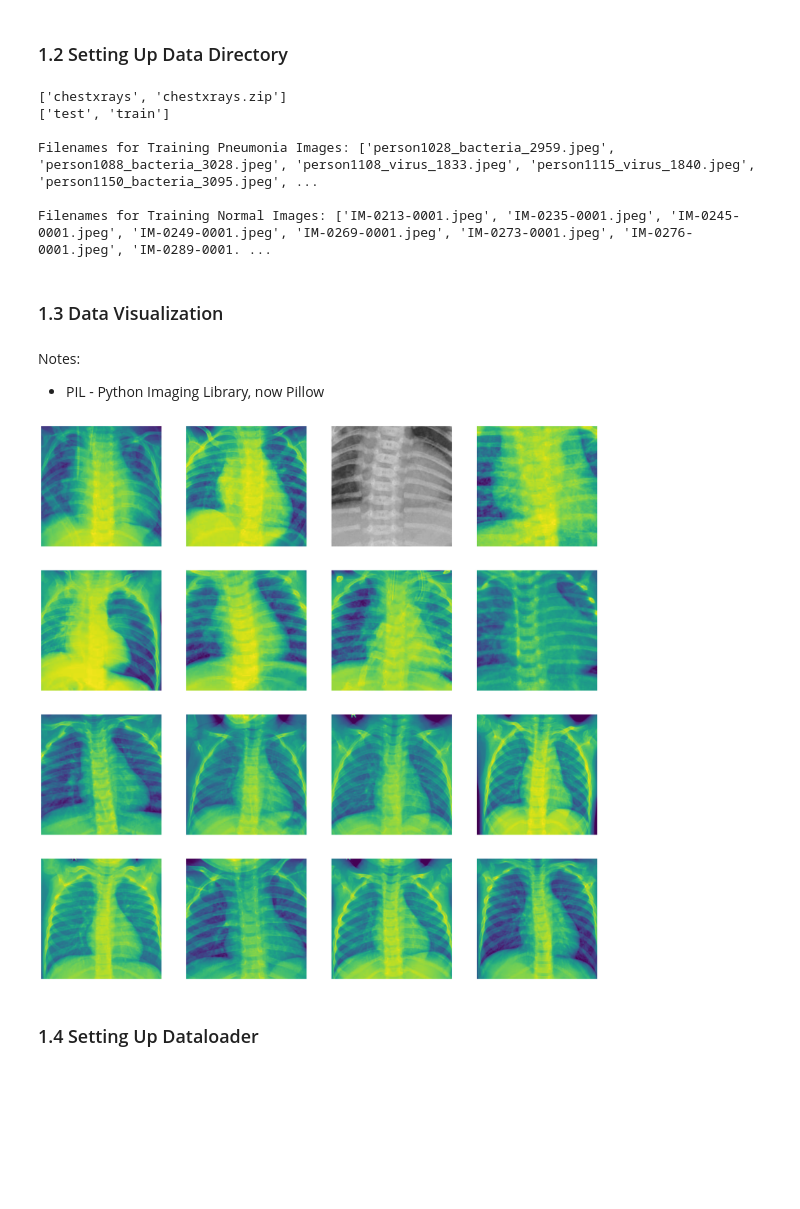
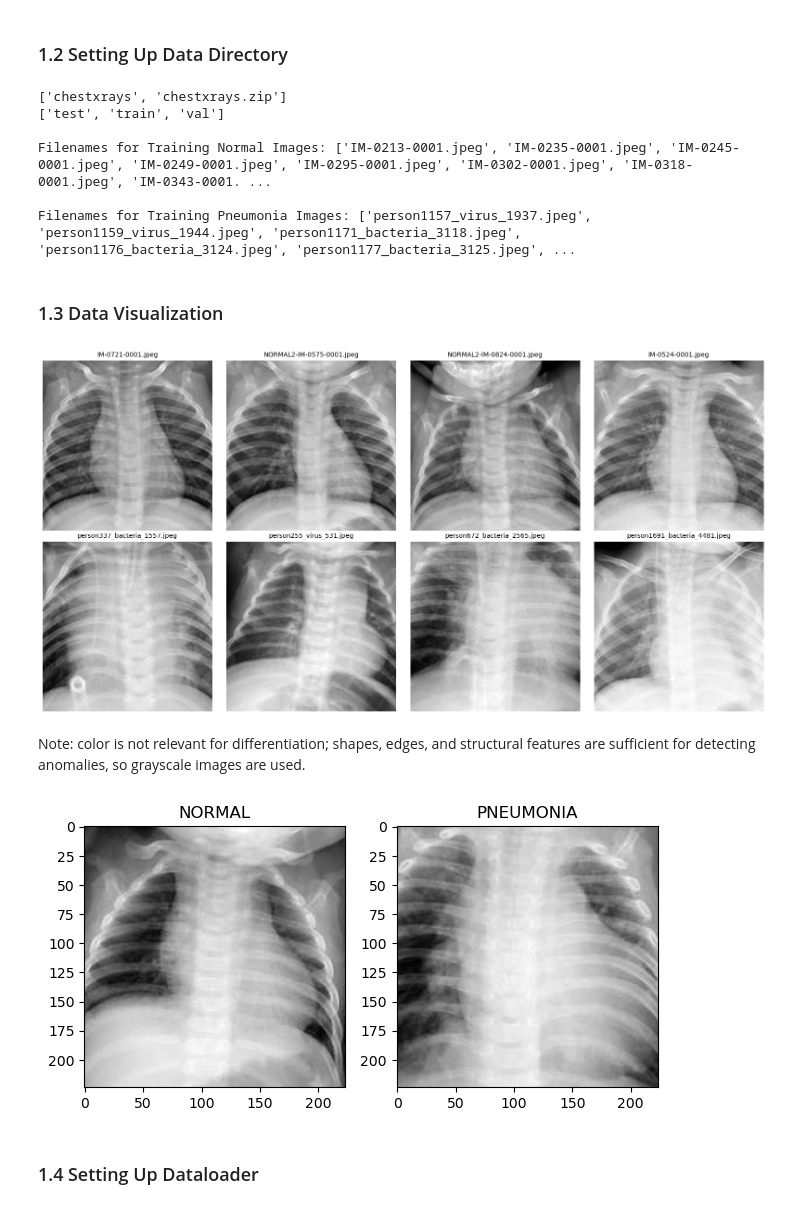
Before and after one commit to OMEAkin/Xray_Classification_PyTorch, a Jupyter notebook: script/finetunedmodel_resnet18.ipynb, the cells around one changed output. Drawn from its saved outputs; the diff is of its cells as text; code cells hidden in the pictures; blank space fills up the shorter version.

```diff
--- a/script/finetunedmodel_resnet18.ipynb
+++ b/script/finetunedmodel_resnet18.ipynb
@@ -67,21 +74,22 @@ print(os.listdir('data'))
 print(os.listdir('data/chestxrays'))
 
 # define directories
-trainimages_dir = os.path.join('data/chestxrays/train')
-trainimages_pneu_dir = os.path.join('data/chestxrays/train/PNEUMONIA')
-trainimages_norm_dir = os.path.join('data/chestxrays/train/NORMAL')
+trainimages_dir = os.path.join('data', 'chestxrays', 'train')
+trainimages_norm_dir = os.path.join('data', 'chestxrays', 'train', 'NORMAL')
+trainimages_pneu_dir = os.path.join('data', 'chestxrays', 'train', 'PNEUMONIA')
 
 # check filenames in training directories
-trainimages_pneu = os.listdir('data/chestxrays/train/PNEUMONIA')
-trainimages_norm = os.listdir('data/chestxrays/train/NORMAL')
+trainimages_norm = os.listdir(trainimages_norm_dir)
+trainimages_pneu = os.listdir(trainimages_pneu_dir)
+
+print(f"\nFilenames for Training Normal Images: {trainimages_norm[:10]}")
 print(f"\nFilenames for Training Pneumonia Images: {trainimages_pneu[:10]}")
-print(f"\nFilenames for Training Normal Images: {trainimages_norm[:10]}")
 # %% [output]
 ['chestxrays', 'chestxrays.zip']
-['test', 'train']
+['test', 'train', 'val']
 
-Filenames for Training Pneumonia Images: ['person1028_bacteria_2959.jpeg', 'person1088_bacteria_3028.jpeg', 'person1108_virus_1833.jpeg', 'person1115_virus_1840.jpeg', 'person1150_bacteria_3095.jpeg', ...
+Filenames for Training Normal Images: ['IM-0213-0001.jpeg', 'IM-0235-0001.jpeg', 'IM-0245-0001.jpeg', 'IM-0249-0001.jpeg', 'IM-0295-0001.jpeg', 'IM-0302-0001.jpeg', 'IM-0318-0001.jpeg', 'IM-0343-0001. ...
 
-Filenames for Training Normal Images: ['IM-0213-0001.jpeg', 'IM-0235-0001.jpeg', 'IM-0245-0001.jpeg', 'IM-0249-0001.jpeg', 'IM-0269-0001.jpeg', 'IM-0273-0001.jpeg', 'IM-0276-0001.jpeg', 'IM-0289-0001. ...
+Filenames for Training Pneumonia Images: ['person1157_virus_1937.jpeg', 'person1159_virus_1944.jpeg', 'person1171_bacteria_3118.jpeg', 'person1176_bacteria_3124.jpeg', 'person1177_bacteria_3125.jpeg', ...
 # %% [markdown]
 ### 1.3 Data Visualization
@@ -92,30 +96,25 @@ from PIL import Image
-# %% [markdown]
-Notes:
-- PIL - Python Imaging Library, now Pillow
 # %%
-# matplotlib parameters
-nrows = 4
-ncols = 4
+fig, axes = plt.subplots(2,4, figsize=(16, 8))
 
-# index to iterate over images
-pic_index = 0
+nxt_norm_pic = random.sample(trainimages_norm, 4)
+nxt_pneu_pic = random.sample(trainimages_pneu, 4)
 
-# matplotlib 4 x 4 fig set-up
-fig = plt.gcf() # get current image
-fig.set_size_inches(24, 24)
+# Full paths
+nxt_norm_pic = [os.path.join(trainimages_norm_dir, fname) for fname in nxt_norm_pic]
+nxt_pneu_pic = [os.path.join(trainimages_pneu_dir, fname) for fname in nxt_pneu_pic]
 
-pic_index += 8
-nxt_pneu_pic = [os.path.join(trainimages_pneu_dir, fname)
-                for fname in trainimages_pneu[pic_index-8:pic_index]]
-nxt_norm_pic = [os.path.join(trainimages_norm_dir, fname)
-                for fname in trainimages_norm[pic_index-8:pic_index]]
+# Combine for plotting
+all_imgs = nxt_norm_pic + nxt_pneu_pic
 
-for i, img_path in enumerate(nxt_pneu_pic+nxt_norm_pic):
-  #create subplot; subplot indices start at 1
-  sp = plt.subplot(nrows, ncols, i + 1)
-  sp.axis('Off')
+for ax, img_path in zip(axes.flatten(), all_imgs):
+  imgs = Image.open(img_path)
+  ax.imshow(imgs, cmap = 'gray')
+  ax.set_title(os.path.basename(img_path), fontsize=10)
+  ax.axis('off')
 
-  imgs = Image.open(img_path)
-  plt.imshow(imgs)
+plt.tight_layout()
+plt.show()
 # %% [output]
-[figure, old version]
+[figure, new version]
+# %% [markdown]
+Note: color is not relevant for differentiation; shapes, edges, and structural features are sufficient for detecting anomalies, so grayscale images are used.
@@ -122,3 +126,23 @@ for i, img_path in enumerate(nxt_pneu_pic+nxt_norm_pic):
+# %%
+# plot normal and pneumonia image
+img_norm = Image.open(normal_path)
+img_pneu = Image.open(pneu_path)
+
+# plot side by side
+fig, axes = plt.subplots(1,2)
+
+# normal x-ray
+axes[0].imshow(img_norm, cmap = "gray")
+axes[0].set_title("NORMAL")
+
+# pneumonia x-ray
+axes[1].imshow(img_pneu, cmap = "gray")
+axes[1].set_title("PNEUMONIA")
+
+plt.tight_layout()
+plt.show()
+# %% [output]
+[figure, added]
 # %% [markdown]
 ### 1.4 Setting Up Dataloader
 # %%
```
Also changed, not shown: parts of 31 cells of this notebook.
